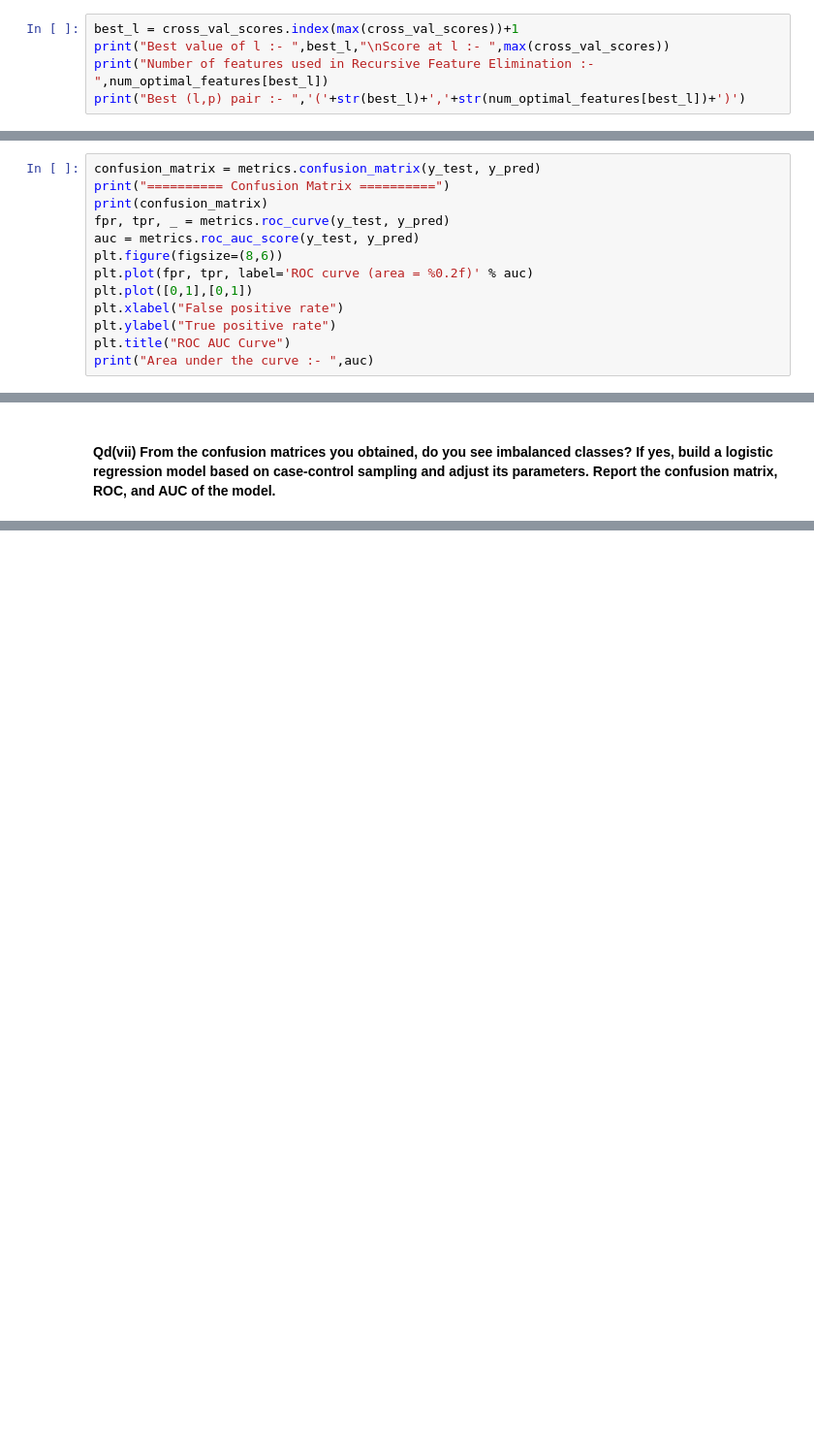
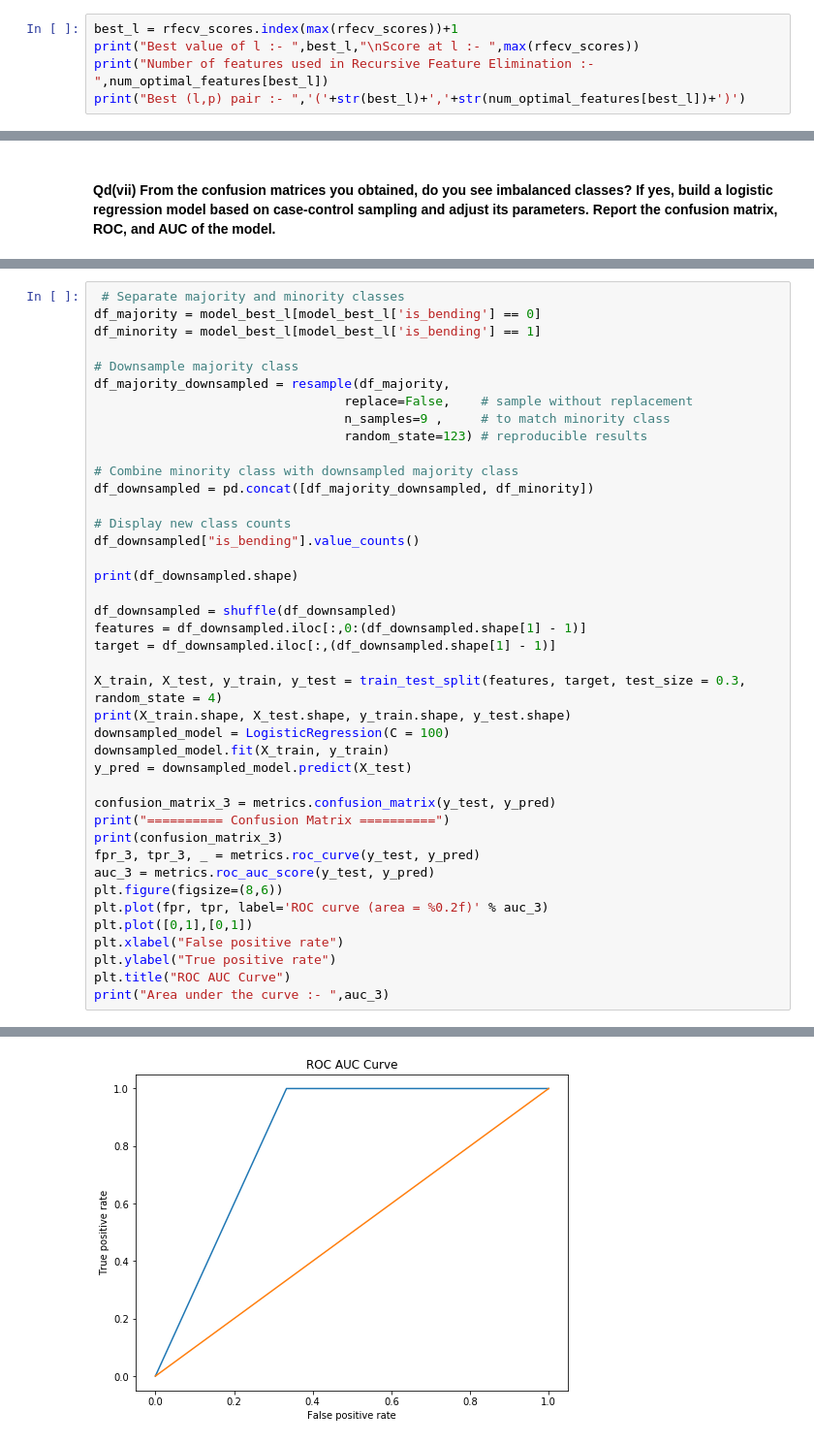
Before and after one commit to keerti-1997/INF552machine-learning-hw, a Jupyter notebook: Homework3/HW3 - Time Series Classification.ipynb, the cells around one changed output, grey strips where cells are left out. Shown at 97% size. Drawn from its saved outputs; the diff is of its cells as text; blank space fills up the shorter version.

```diff
--- a/Homework3/HW3 - Time Series Classification.ipynb
+++ b/Homework3/HW3 - Time Series Classification.ipynb
@@ -419,6 +400,6 @@ Optimal number of features : 19
 # %%
-best_l = cross_val_scores.index(max(cross_val_scores))+1
-print("Best value of l :- ",best_l,"\nScore at l :- ",max(cross_val_scores))
+best_l = rfecv_scores.index(max(rfecv_scores))+1
+print("Best value of l :- ",best_l,"\nScore at l :- ",max(rfecv_scores))
 print("Number of features used in Recursive Feature Elimination :- ",num_optimal_features[best_l])
 print("Best (l,p) pair :- ",'('+str(best_l)+','+str(num_optimal_features[best_l])+')')
 # %% [output]
@@ -450,13 +451,0 @@ y_pred = best_l_model.predict(X_test)
-# %%
-confusion_matrix = metrics.confusion_matrix(y_test, y_pred)
-print("========== Confusion Matrix ==========")
-print(confusion_matrix)
-fpr, tpr, _ = metrics.roc_curve(y_test, y_pred)
-auc = metrics.roc_auc_score(y_test, y_pred)
-plt.figure(figsize=(8,6))
-plt.plot(fpr, tpr, label='ROC curve (area = %0.2f)' % auc)
-plt.plot([0,1],[0,1])
-plt.xlabel("False positive rate")
-plt.ylabel("True positive rate")
-plt.title("ROC AUC Curve")
-print("Area under the curve :- ",auc)
@@ -545,0 +534,42 @@ Imbalance percentage :-  78.95 %, 21.05 %
+# %%
+ # Separate majority and minority classes
+df_majority = model_best_l[model_best_l['is_bending'] == 0]
+df_minority = model_best_l[model_best_l['is_bending'] == 1]
+
+# Downsample majority class
+df_majority_downsampled = resample(df_majority,
+                                 replace=False,    # sample without replacement
+                                 n_samples=9 ,     # to match minority class
+                                 random_state=123) # reproducible results
+
+# Combine minority class with downsampled majority class
+df_downsampled = pd.concat([df_majority_downsampled, df_minority])
+
+# Display new class counts
+df_downsampled["is_bending"].value_counts()
+
+print(df_downsampled.shape)
+
+df_downsampled = shuffle(df_downsampled)
+features = df_downsampled.iloc[:,0:(df_downsampled.shape[1] - 1)]
+target = df_downsampled.iloc[:,(df_downsampled.shape[1] - 1)]
+
+X_train, X_test, y_train, y_test = train_test_split(features, target, test_size = 0.3, random_state = 4)
+print(X_train.shape, X_test.shape, y_train.shape, y_test.shape)
+downsampled_model = LogisticRegression(C = 100)
+downsampled_model.fit(X_train, y_train)
+y_pred = downsampled_model.predict(X_test)
+
+confusion_matrix_3 = metrics.confusion_matrix(y_test, y_pred)
+print("========== Confusion Matrix ==========")
+print(confusion_matrix_3)
+fpr_3, tpr_3, _ = metrics.roc_curve(y_test, y_pred)
+auc_3 = metrics.roc_auc_score(y_test, y_pred)
+plt.figure(figsize=(8,6))
+plt.plot(fpr, tpr, label='ROC curve (area = %0.2f)' % auc_3)
+plt.plot([0,1],[0,1])
+plt.xlabel("False positive rate")
+plt.ylabel("True positive rate")
+plt.title("ROC AUC Curve")
+print("Area under the curve :- ",auc_3)
+# %% [output]
@@ -545,0 +582 @@ Imbalance percentage :-  78.95 %, 21.05 %
+[figure, added]
```
Also changed, not shown: parts of 35 cells of this notebook.
